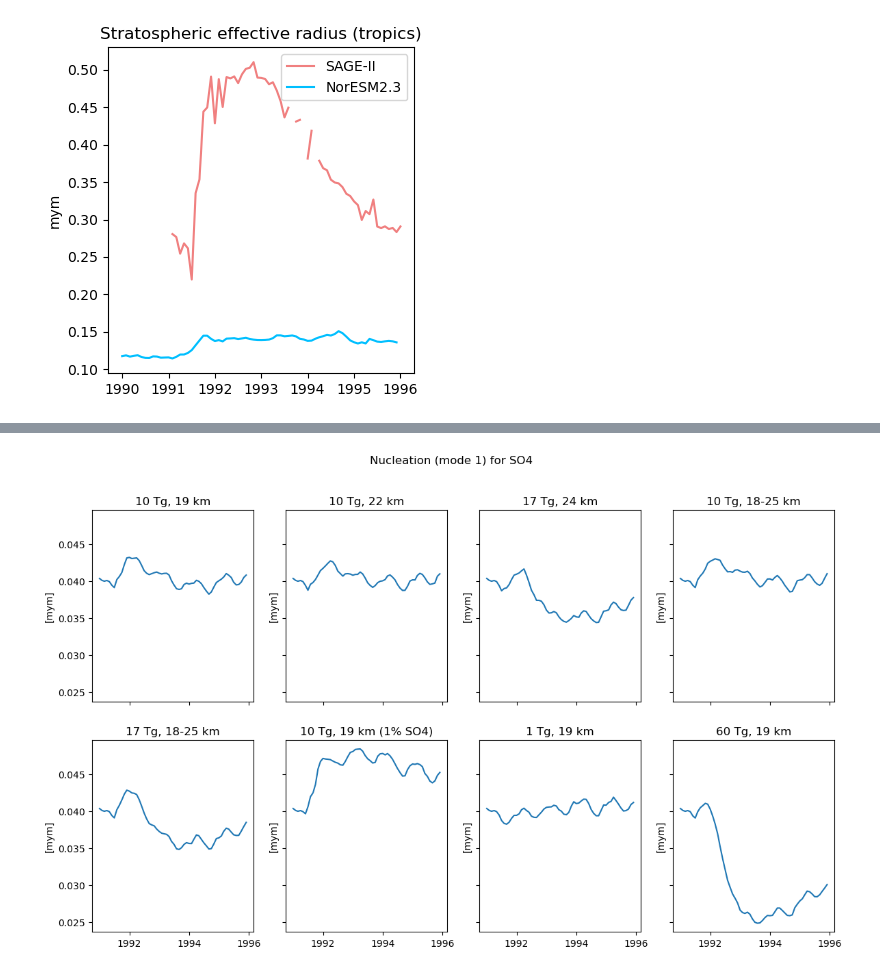
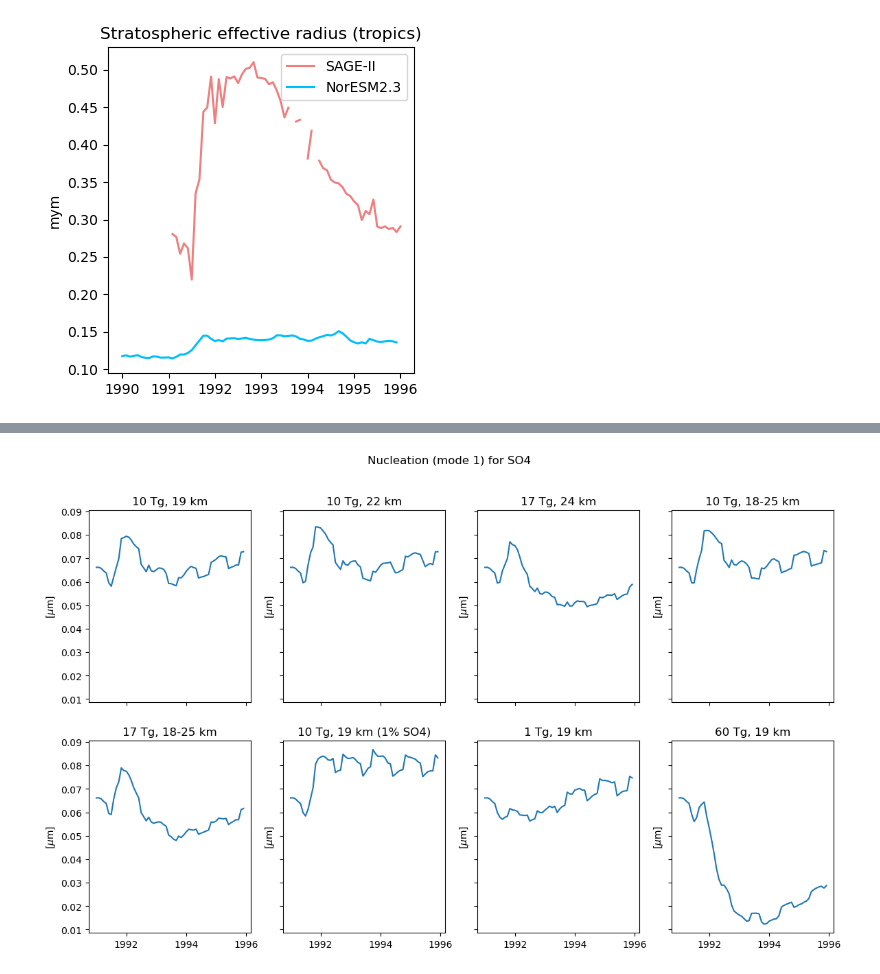
Before and after one commit to EliHHogemo/master_thesis, a Jupyter notebook: reff_plotting.ipynb, the cells around one changed output, grey strips where cells are left out. Saved outputs shown, nothing was run; the diff lists cells and outputs as text; code cells hidden in the pictures.

```diff
--- a/reff_plotting.ipynb
+++ b/reff_plotting.ipynb
@@ -388,16 +499,19 @@ plt.tight_layout()
 # %%
 modes = ["01", "02", "04", "05", "06", "07", "08", "09", "10", "12", "14"]
 m_to_mym = cm_to_mym*100
-fig, axes = plt.subplots(3, 4, figsize=(20, 14), sharex=False, sharey=False)
+fig, axes = plt.subplots(3, 4, figsize=(22, 13), sharex=False, sharey=False)
 axes = axes.flatten()
 for i, m in enumerate(modes):
-    nmr = ds_60tg[f"NMR{m}"].weighted(weighted_lat_60tg).mean(dim=["lat","lon","lev"])*m_to_mym
+    nmr = ds_60tg[f"NMR{m}"].where(ds_60tg[f"NMR{m}"]["lev"] <= p_lev_60tg)
+    nmr = nmr.weighted(weighted_lat_60tg).mean(dim=["lat","lon","lev"])*m_to_mym
     axes[i].plot(nmr.time, nmr)
-    axes[i].set_ylabel("[mym]")
+    axes[i].set_ylabel("[$\mu$m]")
     axes[i].set_title(f"Number median radius for mode {m}")
 
 for j in range(i+1, 3*4):
     fig.delaxes(axes[j])
 
+plt.suptitle("NMR of the different modes for 60Tg SO$_2$ eruption", fontsize=16)
+plt.tight_layout()
 plt.show()
 # %% [output]
@@ -433,29 +547,42 @@ cell_methods :
 time: mean
 # %%
 so4_modes = ["01", "05"]
-ds = [ds_19_c, ds_22, ds_24, ds_1825, ds_1825_17tg, ds_1pr, ds_1tg, ds_60tg]
+ds = [ds_19_c, ds_22, ds_24,
+      ds_1825, ds_1825_17tg, ds_1pr,
+      ds_1tg, ds_60tg]
+levels = [p_lev_19_c, p_lev_22, p_lev_24,
+          p_lev_1825, p_lev_1825_17tg, p_lev_1pr,
+          p_lev_1tg, p_lev_60tg]
+weights = [weighted_lat_19_c, weighted_lat_22, weighted_lat_24,
+           weighted_lat_1825, weighted_lat_1825_17tg, weighted_lat_1pr,
+           weighted_lat_1tg, weighted_lat_60tg]
+weights_lev = [weighted_lev_19_c, weighted_lev_22, weighted_lev_24,
+               weighted_lev_1825, weighted_lev_1825_17tg, weighted_lev_1pr,
+               weighted_lev_1tg, weighted_lev_60tg]
 
 titles = ["10 Tg, 19 km",
           "10 Tg, 22 km",
           "17 Tg, 24 km",
           "10 Tg, 18-25 km",
           "17 Tg, 18-25 km",
           "10 Tg, 19 km (1% SO4)",
           "1 Tg, 19 km",
           "60 Tg, 19 km"]
 
 fig, axs = plt.subplots(2, 4, figsize=(14, 8), sharex=True, sharey=True)
 
-for ax, ds, title in zip(axs.flat, ds, titles):
-    nmr = ds[f"NMR01"].weighted(weighted_lat_19).mean(dim=["lat","lon","lev"])*m_to_mym
+for ax, ds, w, wl, p, title in zip(axs.flat, ds, weights, weights_lev, levels, titles):
+    nmr = ds[f"NMR01"].where(ds["NMR01"]["lev"]<=p_lev_19)
+    nmr = nmr.weighted(w).mean(dim=["lat","lon"])*m_to_mym
+    nmr = nmr.weighted(wl).mean(dim = "lev")
     ax=ax
     ax.plot(nmr.time, nmr)
-    ax.set_ylabel("[mym]")
+    ax.set_ylabel("[$\mu$m]")
     ax.set_title(title)
 
 plt.suptitle("Nucleation (mode 1) for SO4")
 plt.show()
 # %% [output]
-[figure, old version]
+[figure, new version]
 # %%
 so4_modes = ["01", "05"]
```
Also changed, not shown: parts of 34 cells of this notebook, 1 other file.
